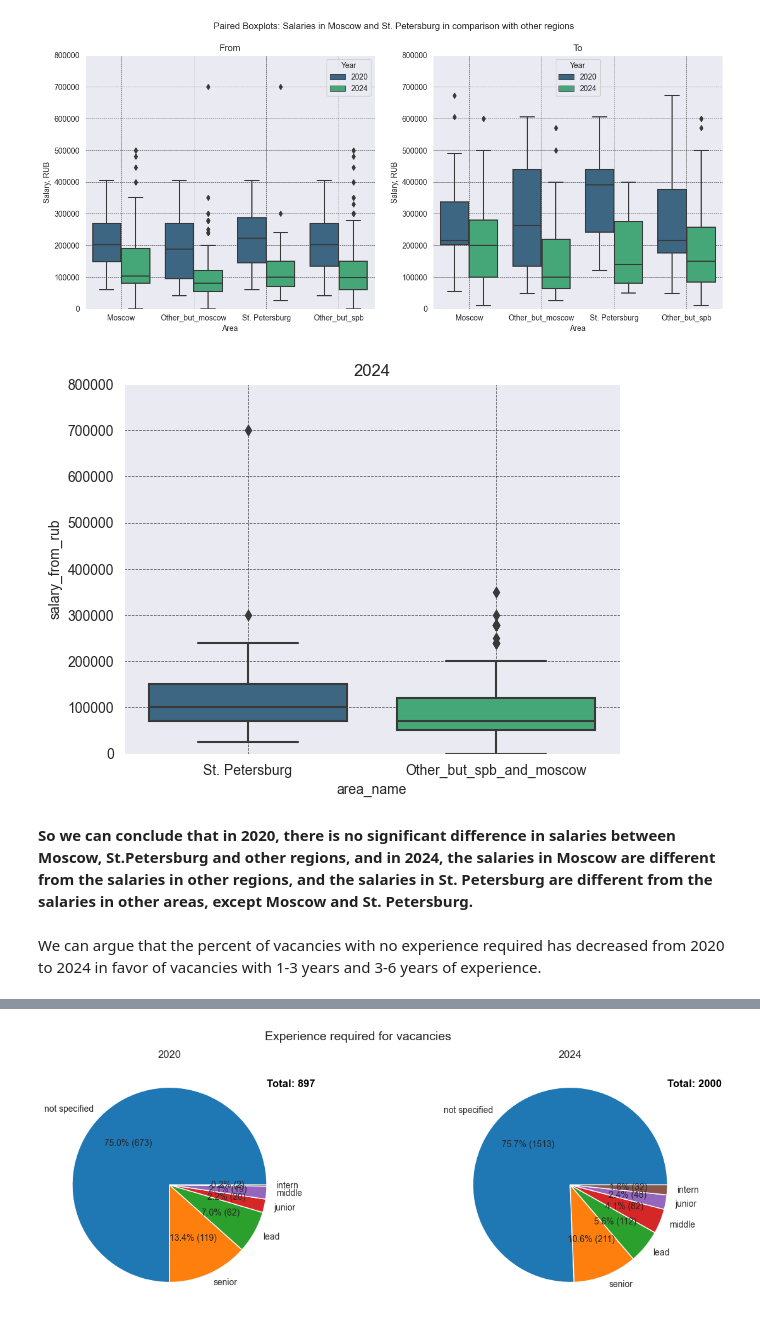
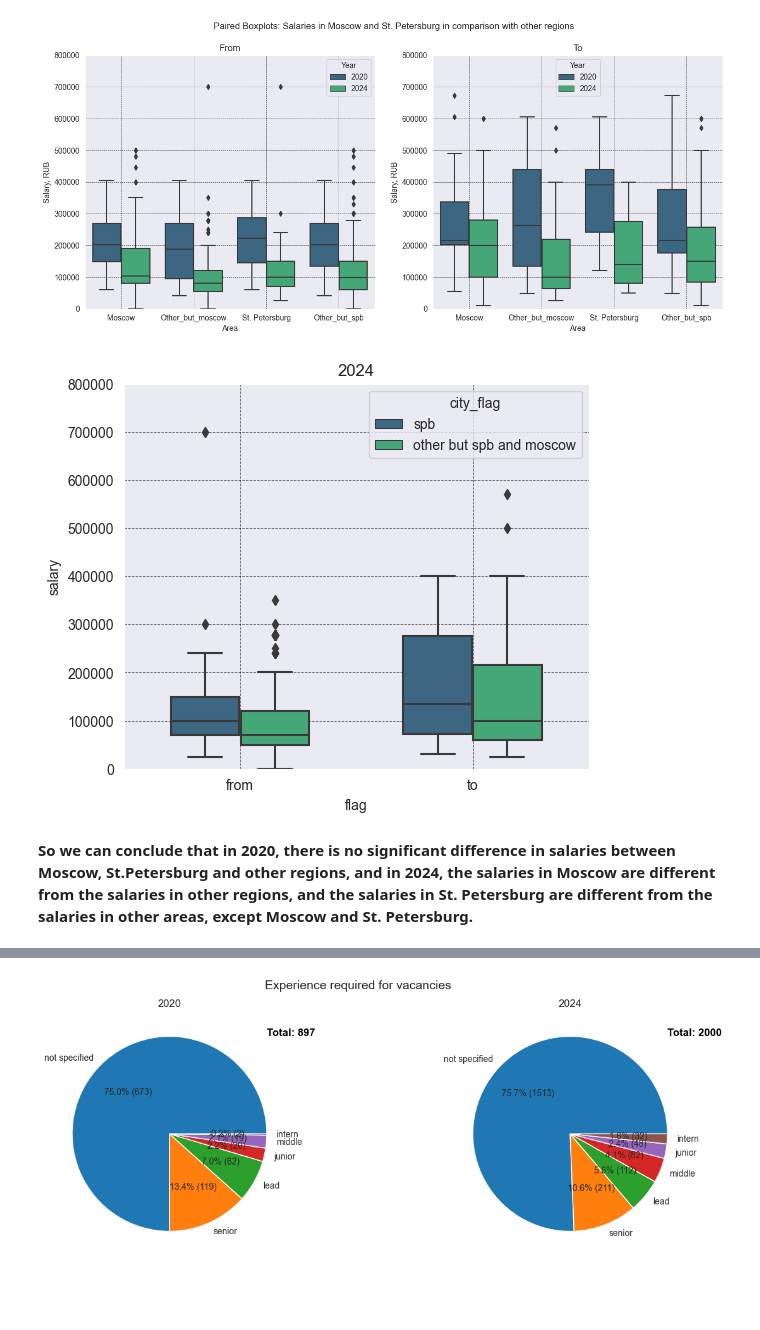
Before and after one commit to sashhhaka/HH-VacancyAnalysis, a Jupyter notebook: exploring.ipynb, the cells around one changed output, grey strips where cells are left out. Drawn from its saved outputs; the diff is of its cells as text; code cells hidden in the pictures; blank space fills up the shorter version.

```diff
--- a/exploring.ipynb
+++ b/exploring.ipynb
@@ -737,17 +763,39 @@ fig.suptitle('Paired Boxplots: Salaries in Moscow and St. Petersburg in comparis
 plt.show()
 # %% [output]
 [figure]
-# %%
-# plot hist for salaries in Санкт-Петербург, and areas except Москва and Санкт-Петербург
-sns.boxplot(x='area_name', y='salary_from_rub', data=pd.concat([df_spb_24, df_other_but_spb_and_moscow]),
-            palette='viridis')
-plt.title('2024')
-plt.ylim(0, 800000)
-plt.grid(True, linestyle='--', linewidth=0.5, color='black', alpha=0.7)
-plt.show()
-# %% [output]
-[figure, removed]
+# %%
+data24_to = df24[df24['salary_to_rub'].notna()]
+
+df_spb_24_to = data24_to[data24_to['area_name'] == 'Санкт-Петербург']
+df_other_but_spb_and_moscow_to = data24_to[data24_to['area_name'] != 'Санкт-Петербург'][data24_to['area_name'] != 'Москва']
+df_other_but_spb_and_moscow_to['area_name'] = 'Other_but_spb_and_moscow'
+
+# assign to or from flag
+df_spb_24_to = df_spb_24_to.assign(flag='to')
+df_other_but_spb_and_moscow_to = df_other_but_spb_and_moscow_to.assign(flag='to')
+df_spb_24 = df_spb_24.assign(flag='from')
+df_other_but_spb_and_moscow = df_other_but_spb_and_moscow.assign(flag='from')
+
+
+df_spb_24 = df_spb_24.assign(city_flag='spb')
+df_other_but_spb_and_moscow = df_other_but_spb_and_moscow.assign(city_flag='other but spb and moscow')
+df_other_but_spb_and_moscow_to = df_other_but_spb_and_moscow_to.assign(city_flag='other but spb and moscow')
+df_spb_24_to = df_spb_24_to.assign(city_flag='spb')
+combined = pd.concat([df_spb_24, df_other_but_spb_and_moscow, df_spb_24_to, df_other_but_spb_and_moscow_to])
+
+# make one column for salary based on flag
+combined['salary'] = combined.apply(lambda x: x['salary_from_rub'] if x['flag'] == 'from' else x['salary_to_rub'],
+                                     axis=1)
+
+
+plt.figure(figsize=(6, 5))
+sns.boxplot(x='flag', y='salary', hue='city_flag', data=combined,
+            palette='viridis', width=0.6)
+plt.title('2024')
+plt.ylim(0, 800000)
+plt.grid(True, linestyle='--', linewidth=0.5, color='black', alpha=0.7)
+plt.show()
+# %% [output]
+[figure, added]
 # %% [markdown]
 **So we can conclude that in 2020, there is no significant difference in salaries between Moscow, St.Petersburg and other regions, and in 2024, the salaries in Moscow are different from the salaries in other regions, and the salaries in St. Petersburg are different from the salaries in other areas, except Moscow and St. Petersburg.**
-# %% [markdown]
-We can argue that the percent of vacancies with no experience required has decreased from 2020 to 2024 in favor of vacancies with 1-3 years and 3-6 years of experience.
```
Also changed, not shown: parts of 31 cells of this notebook, 1 other file.
